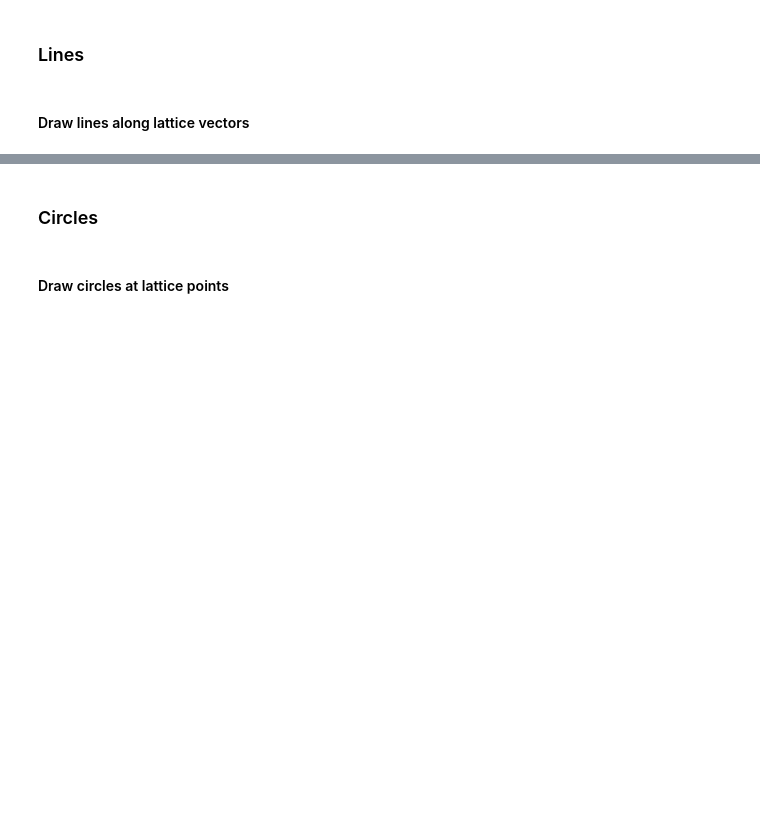
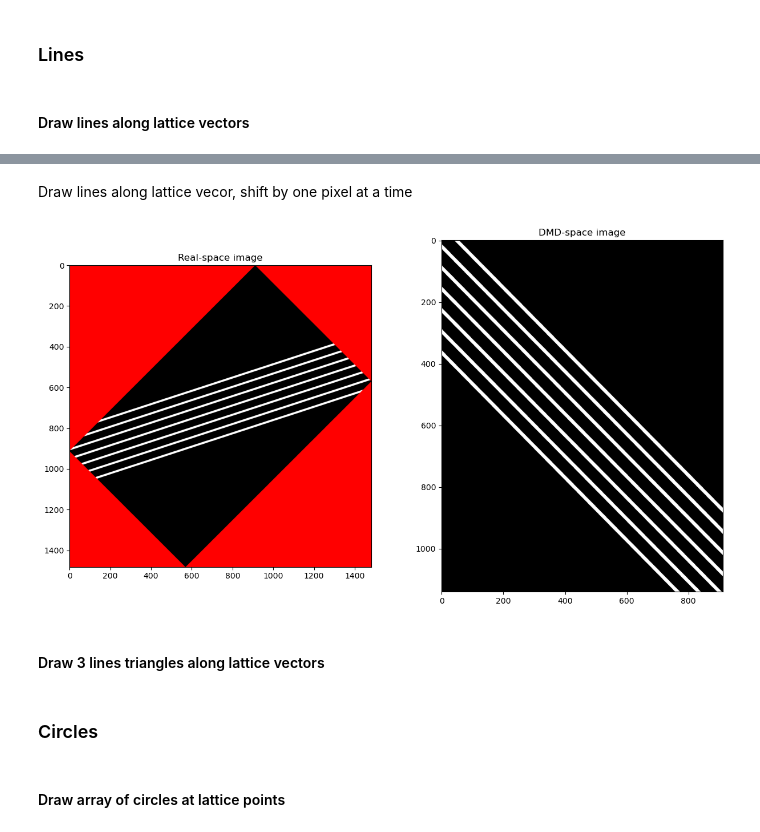
Before and after one commit to ChinLabQMS/DMD-pattern-generator, a Jupyter notebook: notebooks/DMD_calibrated_pattern_generation.ipynb, the cells around one changed output, grey strips where cells are left out. Saved outputs shown, nothing was run; the diff lists cells and outputs as text; code cells hidden in the pictures; blank space fills up the shorter version.

```diff
--- a/notebooks/DMD_calibrated_pattern_generation.ipynb
+++ b/notebooks/DMD_calibrated_pattern_generation.ipynb
@@ -32,0 +106,25 @@ for i in range(3):
+# %% [markdown]
+Draw lines along lattice vecor, shift by one pixel at a time
+# %%
+width=10
+V2 = V[1]
+V1 = V[0] # just swapped V2 and V1 in order to make lines along vec1
+offset = [-15, -10, -5, 0, 5, 10, 15]
+
+dmd.setRealArray(color=[0, 0, 0])
+for i in offset:
+    R_new = [R[0] + i * V1[0], R[1] + i * V1[1]]
+    A = -V2[1]
+    B = V2[0]
+    C =  V2[1] * (R_new[0] - 1) - V2[0] * (R_new[1] - 1)+5*i
+     # adding 10*i to C so that the lines end up being shifted each by some number of pixels from
+    # where the lattice would put it
+    dmd.drawPattern(painter.drawLineABC(A, B, C, width), color = 1, template_color=0, reset=False)
+dmd.displayPattern()
+dmd.saveFrameToFile(save_dir, f'V1={V2}_V2={V1}_offset={offset}_width={width}_offlat={offset}.bmp') # i also swapped v2 and v1 in the filename
+    # adding 10*i to C so that the lines end up being shifted each by some number of pixels from
+    # where the lattice would put it
+# %% [output]
+[figure, added]
+# %% [markdown]
+#### Draw 3 lines triangles along lattice vectors
@@ -35,3 +148,3 @@ for i in range(3):
 # %% [markdown]
-#### Draw circles at lattice points
+#### Draw array of circles at lattice points
 # %%
```
Also changed, not shown: parts of 20 cells of this notebook, 3 other files.
